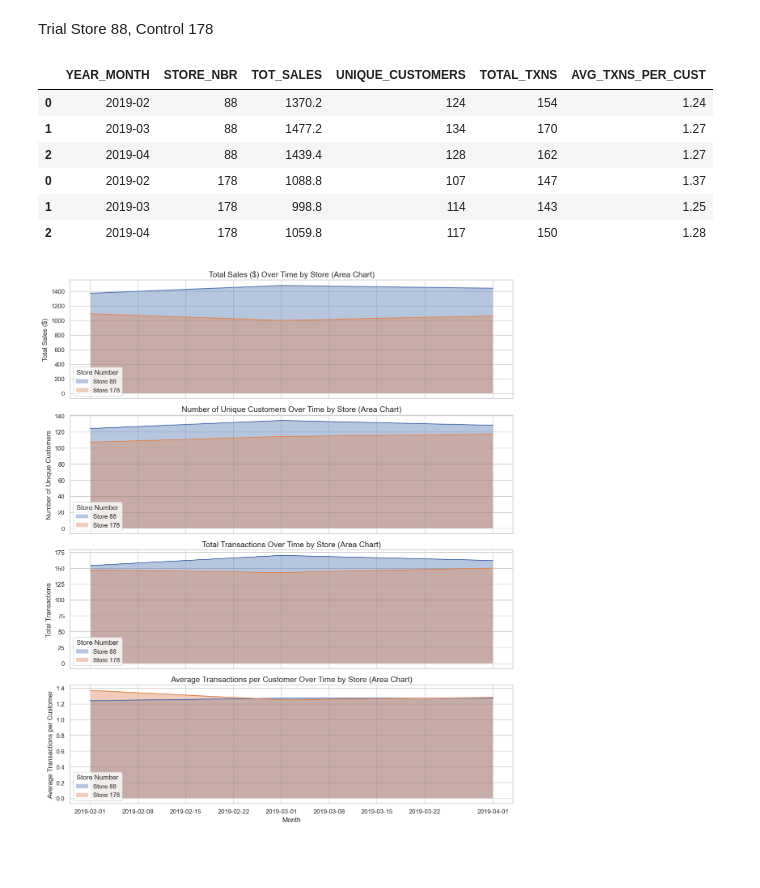
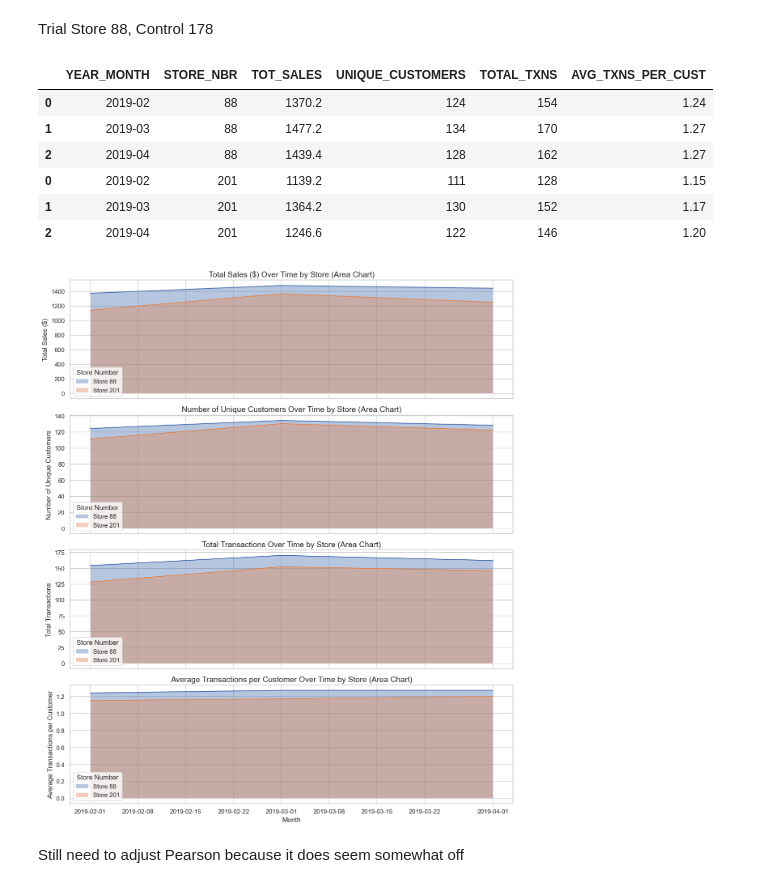
Before and after one commit to schao021/Quantium-Data-Analytics, a Jupyter notebook: Task_2.ipynb, the cells around one changed output. Saved outputs shown, nothing was run; the diff lists cells and outputs as text; code cells hidden in the pictures; blank space fills up the shorter version.

Commit message:
Adjusted pearson to add a bound which makes the volume similar

```diff
--- a/Task_2.ipynb
+++ b/Task_2.ipynb
@@ -334,10 +339,10 @@ Comparison for Trial Store 77, Control store is 119
 # %%
 store_77_stats = comp_df.loc[77].reset_index()
 store_77_stats.insert(1, "STORE_NBR", [77,77,77])
-store_119_stats = comp_df.loc[119].reset_index()
-store_119_stats.insert(1, "STORE_NBR", [119, 119, 119])
-store_77_119 = pd.concat([store_77_stats, store_119_stats])
-store_77_119
+store_233_stats = comp_df.loc[233].reset_index()
+store_233_stats.insert(1, "STORE_NBR", [233, 233, 233])
+store_77_233 = pd.concat([store_77_stats, store_233_stats])
+store_77_233
 # %% [output]
 |  | YEAR_MONTH | STORE_NBR | TOT_SALES | UNIQUE_CUSTOMERS | TOTAL_TXNS | AVG_TXNS_PER_CUST |
 | 0 | 2019-02 | 77 | 235.0 | 45 | 45 | 1.00 |
@@ -349,5 +354,5 @@ store_77_119
 # %%
-store_77_119['YEAR_MONTH'] = pd.to_datetime(store_77_119['YEAR_MONTH'])
+store_77_233['YEAR_MONTH'] = pd.to_datetime(store_77_233['YEAR_MONTH'])
 sns.set_style("whitegrid")
 metrics_info = {
     'TOT_SALES': 'Total Sales ($)',
@@ -358,7 +363,7 @@ metrics_info = {
 fig, axes = plt.subplots(len(metrics_info), 1, figsize=(10, 14), sharex=True)
 for i, (metric, ylabel) in enumerate(metrics_info.items()):
     sns.lineplot(
-        data=store_77_119,
+        data=store_77_233,
         x='YEAR_MONTH',
         y=metric,
         hue='STORE_NBR',
@@ -433,40 +437,44 @@ Trial Store 88, Control 178
 # %%
 store_88_stats = comp_df.loc[88].reset_index()
 store_88_stats.insert(1, "STORE_NBR", [88, 88, 88])
-store_178_stats = comp_df.loc[178].reset_index()
-store_178_stats.insert(1, "STORE_NBR", [178, 178, 178])
-store_88_178 = pd.concat([store_88_stats, store_178_stats])
-store_88_178
+store_201_stats = comp_df.loc[201].reset_index()
+store_201_stats.insert(1, "STORE_NBR", [201, 201, 201])
+store_88_201 = pd.concat([store_88_stats, store_201_stats])
+store_88_201
 # %% [output]
 |  | YEAR_MONTH | STORE_NBR | TOT_SALES | UNIQUE_CUSTOMERS | TOTAL_TXNS | AVG_TXNS_PER_CUST |
 | 0 | 2019-02 | 88 | 1370.2 | 124 | 154 | 1.24 |
 | 1 | 2019-03 | 88 | 1477.2 | 134 | 170 | 1.27 |
 | 2 | 2019-04 | 88 | 1439.4 | 128 | 162 | 1.27 |
-| 0 | 2019-02 | 178 | 1088.8 | 107 | 147 | 1.37 |
-| 1 | 2019-03 | 178 | 998.8 | 114 | 143 | 1.25 |
-| 2 | 2019-04 | 178 | 1059.8 | 117 | 150 | 1.28 |
+| 0 | 2019-02 | 201 | 1139.2 | 111 | 128 | 1.15 |
+| 1 | 2019-03 | 201 | 1364.2 | 130 | 152 | 1.17 |
+| 2 | 2019-04 | 201 | 1246.6 | 122 | 146 | 1.20 |
 # %%
-store_88_178['YEAR_MONTH'] = pd.to_datetime(store_88_178['YEAR_MONTH'])
+store_88_201['YEAR_MONTH'] = pd.to_datetime(store_88_201['YEAR_MONTH'])
+
 metrics_info = {
     'TOT_SALES': 'Total Sales ($)',
     'UNIQUE_CUSTOMERS': 'Number of Unique Customers',
     'TOTAL_TXNS': 'Total Transactions',
     'AVG_TXNS_PER_CUST': 'Average Transactions per Customer'
 }
+
 fig, axes = plt.subplots(len(metrics_info), 1, figsize=(12, 14), sharex=True)
 for i, (metric, ylabel) in enumerate(metrics_info.items()):
-    for store in store_88_178['STORE_NBR'].unique():
-        data = store_88_178[store_88_178['STORE_NBR'] == store]
+    for store in store_88_201['STORE_NBR'].unique():
+        data = store_88_201[store_88_201['STORE_NBR'] == store]
         axes[i].fill_between(data['YEAR_MONTH'],
                              data[metric],
                              alpha=0.4,
                              label=f'Store {store}')
         axes[i].plot(data['YEAR_MONTH'], data[metric])  # plot line on top for clarity
     axes[i].set_title(f'{ylabel} Over Time by Store (Area Chart)', fontsize=14)
     axes[i].set_ylabel(ylabel, fontsize=12)
     axes[i].legend(title='Store Number')
 axes[-1].set_xlabel('Month', fontsize=12)
 plt.tight_layout()
 plt.show()
 # %% [output]
-[figure, old version]
+[figure, new version]
+# %% [markdown]
+Still need to adjust Pearson because it does seem somewhat off
```
Also changed, not shown: parts of 8 cells of this notebook.
